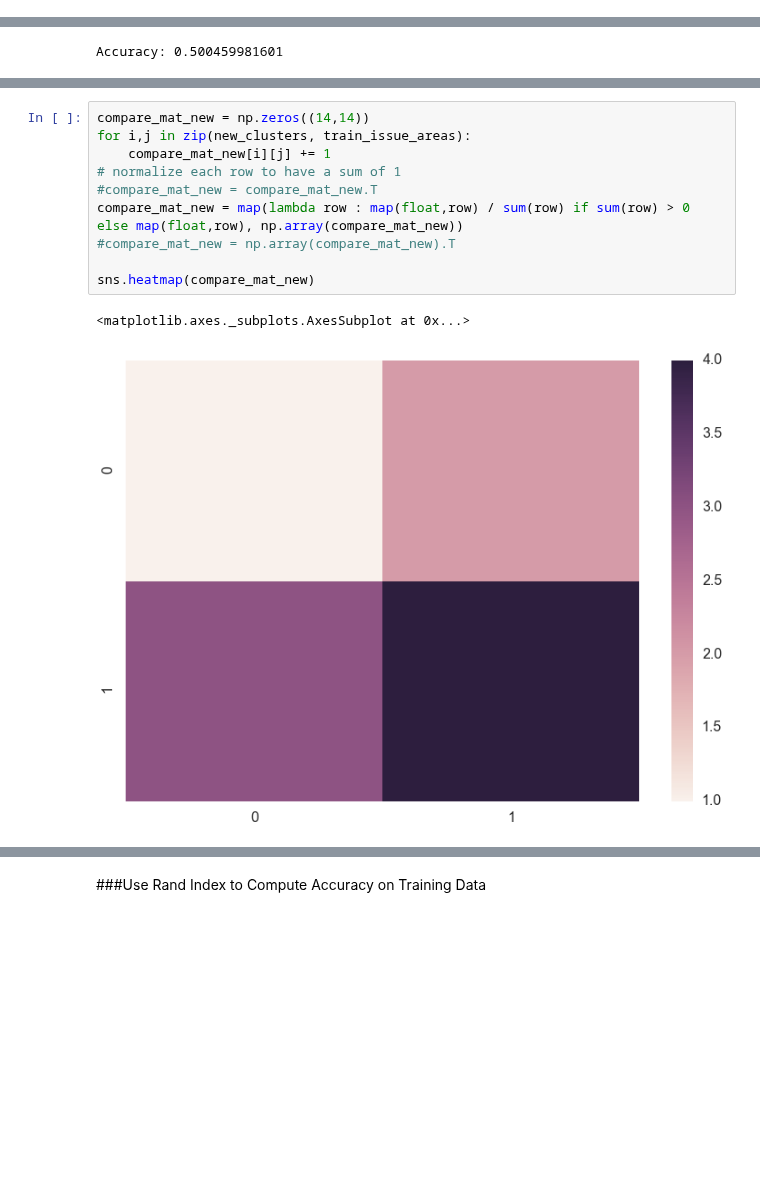
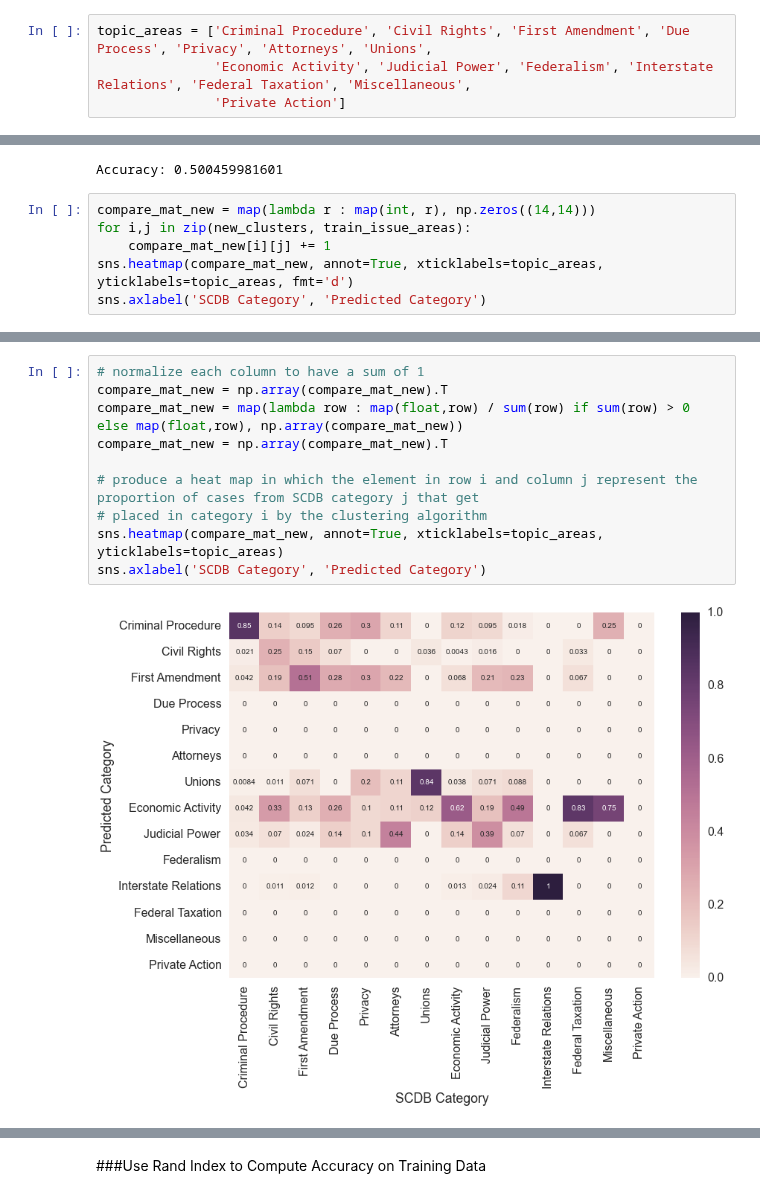
Before and after one commit to yunhanxu/cs109-project, a Jupyter notebook: NMF.ipynb, the cells around one changed output, grey strips where cells are left out. Saved outputs shown, nothing was run; the diff lists cells and outputs as text; blank space fills up the shorter version.

Commit message:
NMF.ipynb: a bunch of assorted stuff and some visualizations

```diff
--- a/NMF.ipynb
+++ b/NMF.ipynb
@@ -134,6 +134,10 @@ print 'Number of documents per category:', [sum([x==i for x in train_issue_areas
 train_issue_areas_dummy = np.array(map(lambda area : np.eye(1,14,area)[0], train_issue_areas))
 # %% [output]
 Number of documents per category: [238, 186, 84, 43, 10, 9, 56, 234, 126, 57, 10, 30, 4, 0]
+# %%
+topic_areas = ['Criminal Procedure', 'Civil Rights', 'First Amendment', 'Due Process', 'Privacy', 'Attorneys', 'Unions',
+               'Economic Activity', 'Judicial Power', 'Federalism', 'Interstate Relations', 'Federal Taxation', 'Miscellaneous',
+               'Private Action']
 # %% [markdown]
 ####Assignment method 1: use the cluster assignments computed above to find the best SCDB category match
 # %%
@@ -195,3 +199,9 @@ correct = map(lambda (c1,c2) : c1==c2, zip(new_clusters, train_issue_areas))
 print 'Accuracy:', float(sum(correct)) / len(correct)
 # %% [output]
 Accuracy: 0.500459981601
+# %%
+compare_mat_new = map(lambda r : map(int, r), np.zeros((14,14)))
+for i,j in zip(new_clusters, train_issue_areas):
+    compare_mat_new[i][j] += 1
+sns.heatmap(compare_mat_new, annot=True, xticklabels=topic_areas, yticklabels=topic_areas, fmt='d')
+sns.axlabel('SCDB Category', 'Predicted Category')
@@ -198,13 +210,12 @@ Accuracy: 0.500459981601
 # %%
-compare_mat_new = np.zeros((14,14))
-for i,j in zip(new_clusters, train_issue_areas):
-    compare_mat_new[i][j] += 1
-# normalize each row to have a sum of 1
-#compare_mat_new = compare_mat_new.T
+# normalize each column to have a sum of 1
+compare_mat_new = np.array(compare_mat_new).T
 compare_mat_new = map(lambda row : map(float,row) / sum(row) if sum(row) > 0 else map(float,row), np.array(compare_mat_new))
-#compare_mat_new = np.array(compare_mat_new).T
+compare_mat_new = np.array(compare_mat_new).T
 
-sns.heatmap(compare_mat_new)
+# produce a heat map in which the element in row i and column j represent the proportion of cases from SCDB category j that get
+# placed in category i by the clustering algorithm
+sns.heatmap(compare_mat_new, annot=True, xticklabels=topic_areas, yticklabels=topic_areas)
+sns.axlabel('SCDB Category', 'Predicted Category')
 # %% [output]
-<matplotlib.axes._subplots.AxesSubplot at 0x...>
-[figure, old version]
+[figure, new version]
```
Also changed, not shown: parts of 20 cells of this notebook.
